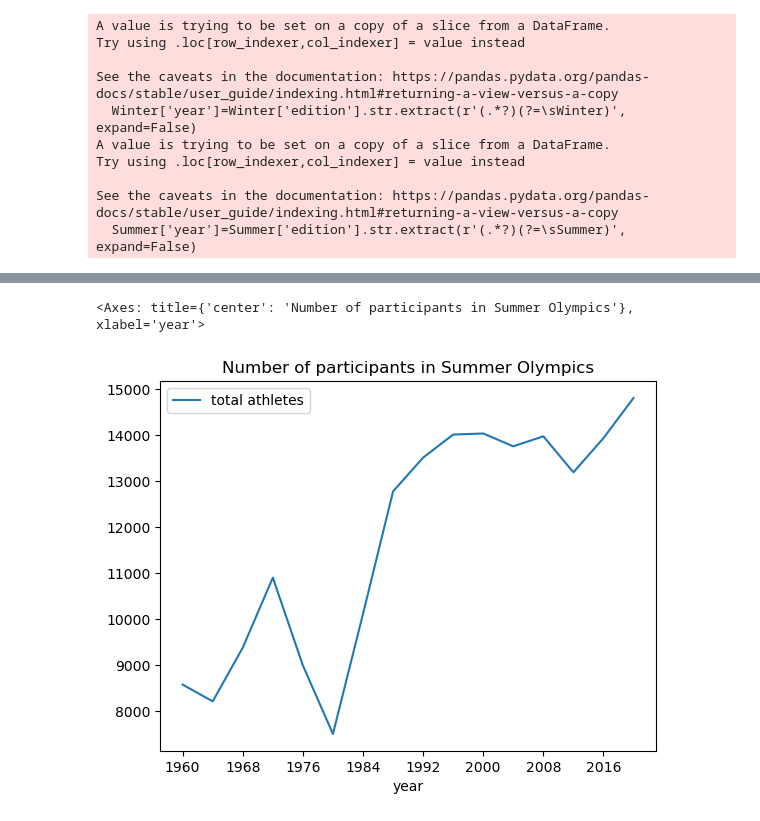
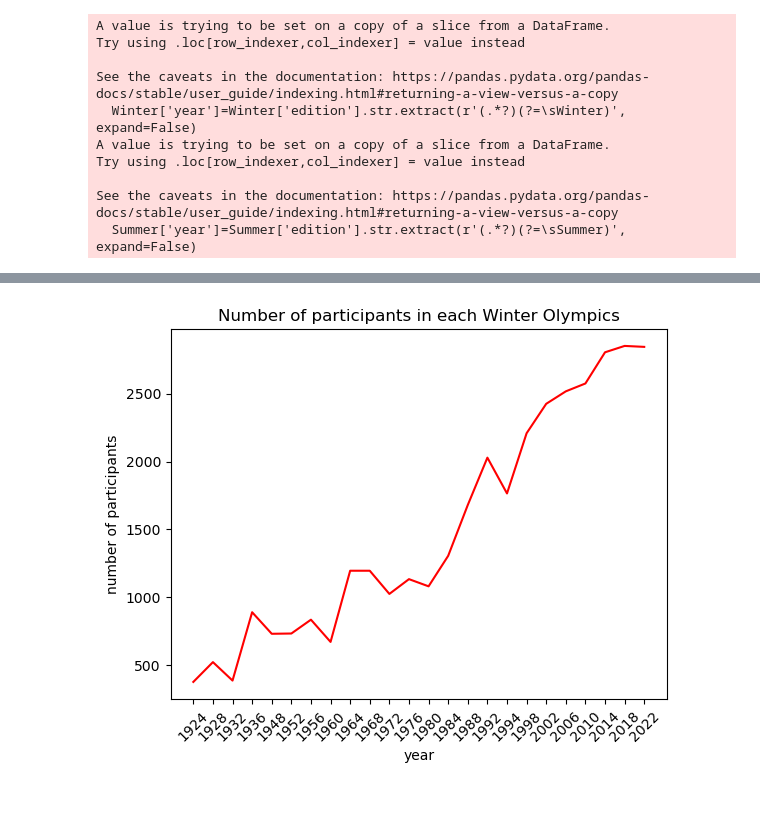
Before and after one commit to tristanpadiou/Group-Project-1, a Jupyter notebook: ishosting.ipynb, the cells around one changed output, grey strips where cells are left out. Saved outputs shown, nothing was run; the diff lists cells and outputs as text; code cells hidden in the pictures.

```diff
--- a/ishosting.ipynb
+++ b/ishosting.ipynb
@@ -59,8 +32,8 @@ See the caveats in the documentation: https://pandas.pydata.org/pandas-docs/stab
   Summer['year']=Summer['edition'].str.extract(r'(.*?)(?=\sSummer)', expand=False)
 # %%
 #counting the number of participants in each olympics
-participantswinter=pd.DataFrame(Winter.groupby(['year'])['athlete'].count())
-participantssummer=pd.DataFrame(Summer.groupby(['year'])['athlete'].count())
+participantswinter=pd.DataFrame(Winter.groupby(['year'])['athlete'].nunique())
+participantssummer=pd.DataFrame(Summer.groupby(['year'])['athlete'].nunique())
 # %%
 #renaming the columns athlete to total athletes
 participantswinter=participantswinter.rename(columns={'athlete':'total athletes'})
@@ -74,7 +41,10 @@ participantswinter.plot(title='Number of participants in Winter Olympics')
-# %%
-#plotting the summer data
-
-participantssummer.plot(title='Number of participants in Summer Olympics')
-# %% [output]
-<Axes: title={'center': 'Number of participants in Summer Olympics'}, xlabel='year'>
-[figure, removed]
+# %%
+#plotting the number of participants in each olympics for winter
+
+winterplot=sns.lineplot(data=participantswinter, x='year', y='total athletes', legend='auto',color='red')
+plt.xticks(rotation=45)
+plt.ylabel('number of participants')
+winterplot.set_title('Number of participants in each Winter Olympics')
+plt.show()
+# %% [output]
+[figure, added]
```
Also changed, not shown: parts of 15 cells of this notebook.
